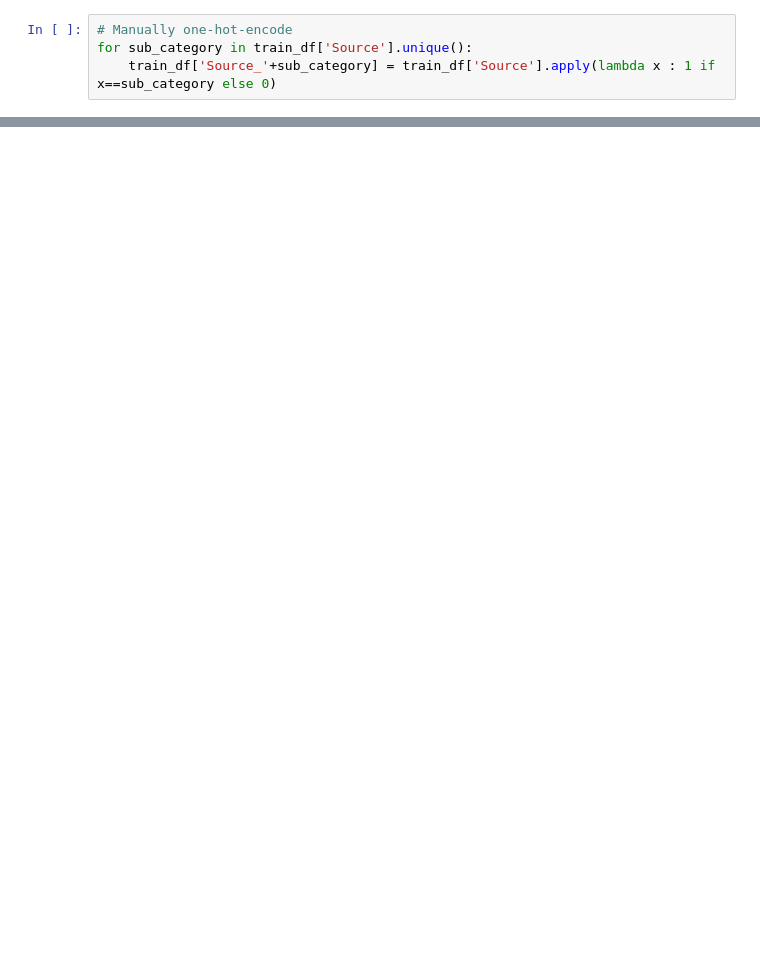
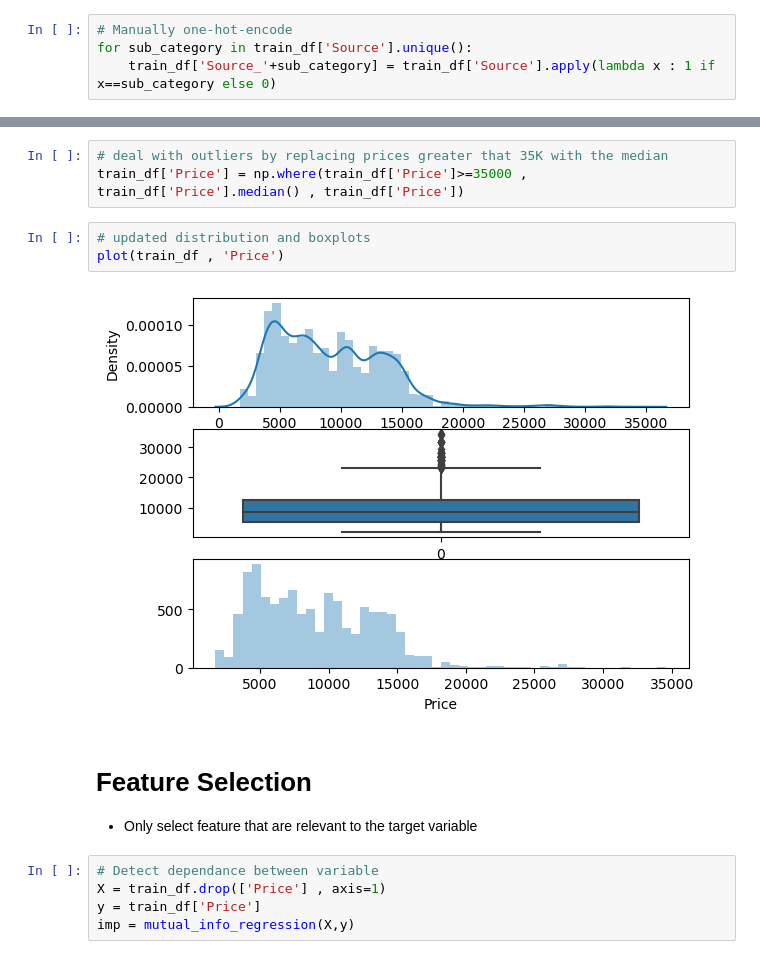
Before and after one commit to Numann-Malik/Regression, a Jupyter notebook: Airline-Fare-Prediction.ipynb, the cells around one changed output, grey strips where cells are left out. Saved outputs shown, nothing was run; the diff lists cells and outputs as text; blank space fills up the shorter version.

```diff
--- a/Airline-Fare-Prediction.ipynb
+++ b/Airline-Fare-Prediction.ipynb
@@ -399,0 +518,16 @@ minimum = q1 - 1.5*iqr
+# %%
+# deal with outliers by replacing prices greater that 35K with the median
+train_df['Price'] = np.where(train_df['Price']>=35000 , train_df['Price'].median() , train_df['Price'])
+# %%
+# updated distribution and boxplots
+plot(train_df , 'Price')
+# %% [output]
+[figure, added]
+# %% [markdown]
+# Feature Selection
+- Only select feature that are relevant to the target variable
+# %%
+# Detect dependance between variable
+X = train_df.drop(['Price'] , axis=1)
+y = train_df['Price']
+imp = mutual_info_regression(X,y)
```
Also changed, not shown: parts of 52 cells of this notebook, 1 other file.
